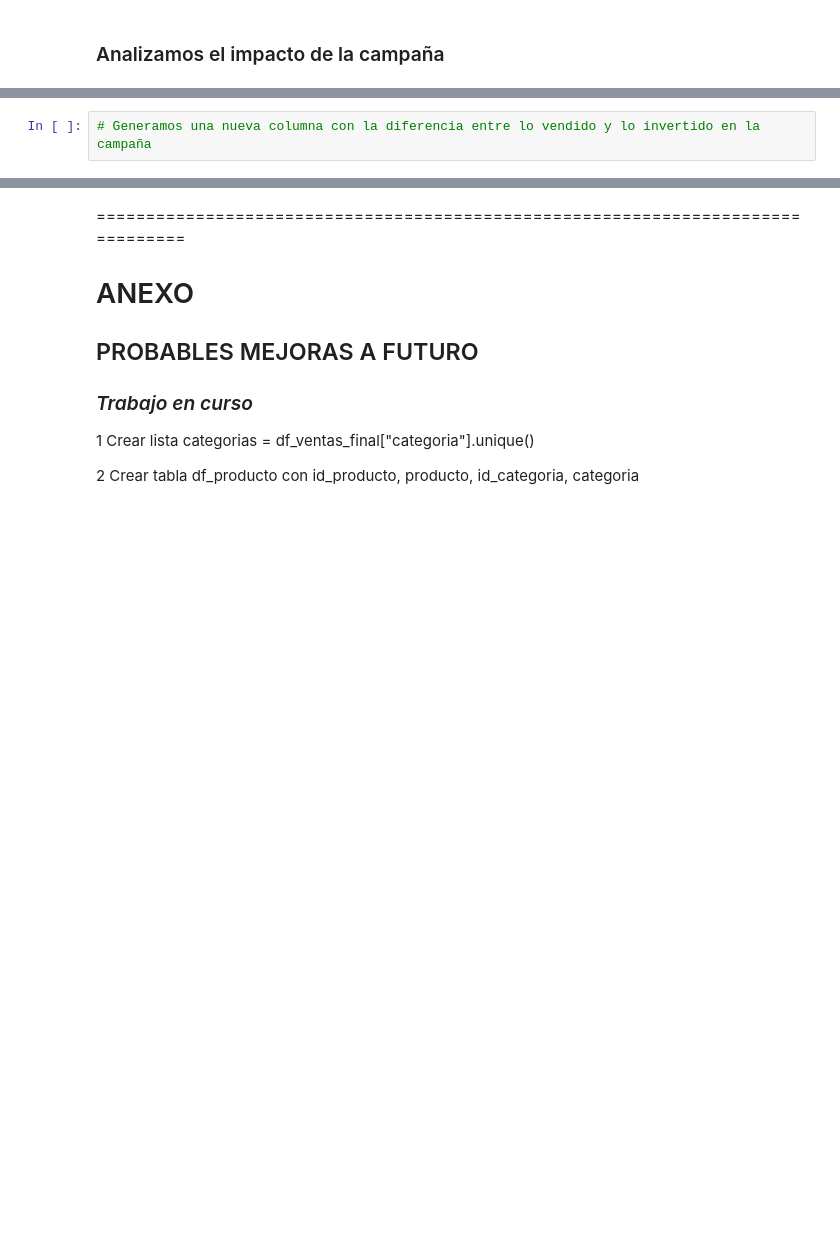
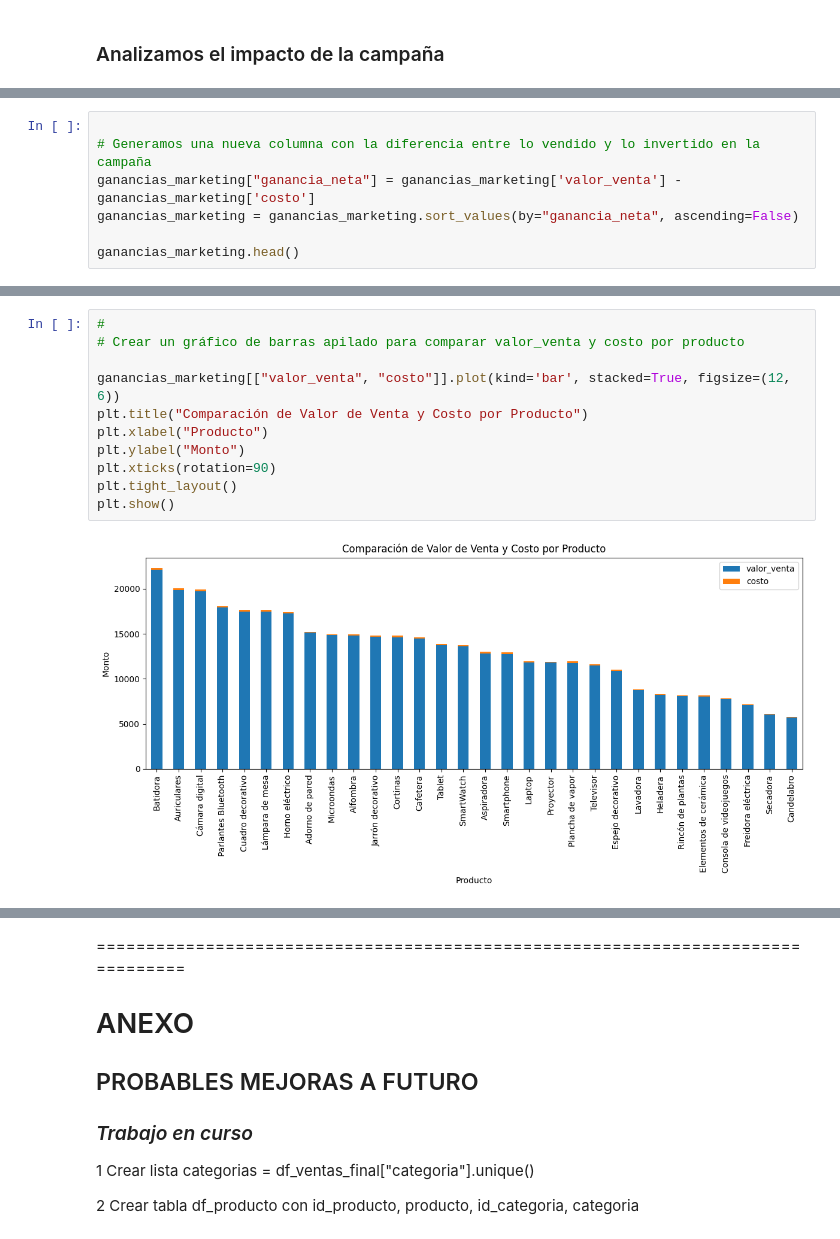
Before and after one commit to alex-degarate/TT-2C2025-Data-Analitycs-Notebooks, a Jupyter notebook: PreEntrega/PE-alex-20Oct-.ipynb, the cells around one changed output, grey strips where cells are left out. Cells and saved outputs as stored; diff of their text form; blank space fills up the shorter version.

```diff
--- a/PreEntrega/PE-alex-20Oct-.ipynb
+++ b/PreEntrega/PE-alex-20Oct-.ipynb
@@ -964,2 +1024,7 @@ ventas_marketing.groupby("categoria")[["valor_venta","costo"]].sum()
 # %%
+
 # Generamos una nueva columna con la diferencia entre lo vendido y lo invertido en la campaña
+ganancias_marketing["ganancia_neta"] = ganancias_marketing['valor_venta'] - ganancias_marketing['costo']
+ganancias_marketing = ganancias_marketing.sort_values(by="ganancia_neta", ascending=False)
+
+ganancias_marketing.head()
@@ -965,0 +1039,13 @@ ventas_marketing.groupby("categoria")[["valor_venta","costo"]].sum()
+# %%
+#
+# Crear un gráfico de barras apilado para comparar valor_venta y costo por producto
+
+ganancias_marketing[["valor_venta", "costo"]].plot(kind='bar', stacked=True, figsize=(12, 6))
+plt.title("Comparación de Valor de Venta y Costo por Producto")
+plt.xlabel("Producto")
+plt.ylabel("Monto")
+plt.xticks(rotation=90)
+plt.tight_layout()
+plt.show()
+# %% [output]
+[figure, added]
```
Also changed, not shown: parts of 17 cells of this notebook.
